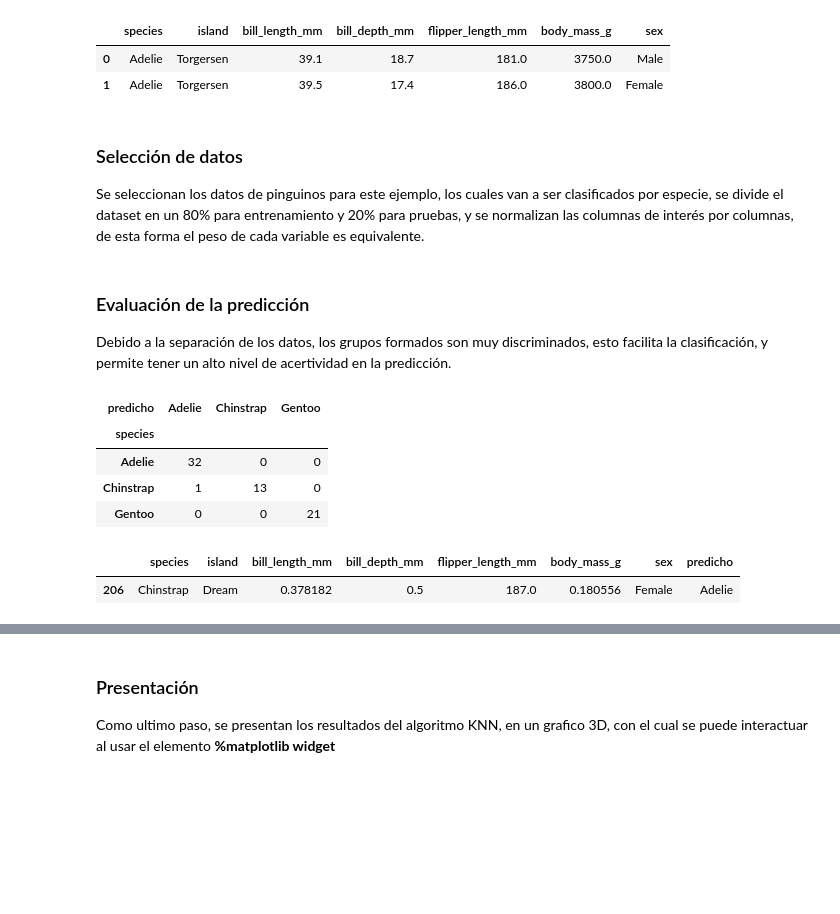
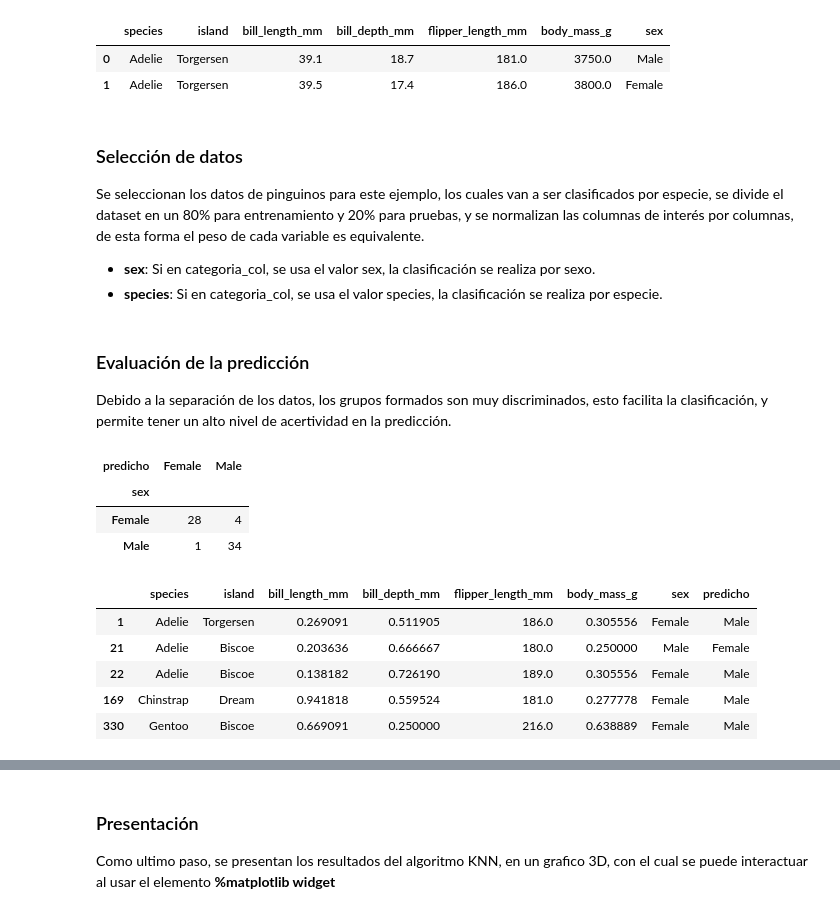
Before and after one commit to JavierTovar19/IA_minibots_T6-machine_learning, a Jupyter notebook: Codigo/P3_KNN.ipynb, the cells around one changed output, grey strips where cells are left out. Cells and saved outputs as stored; diff of their text form; code cells hidden in the pictures; blank space fills up the shorter version.

```diff
--- a/Codigo/P3_KNN.ipynb
+++ b/Codigo/P3_KNN.ipynb
@@ -53,9 +54,11 @@ df.head(2)
 ### Selección de datos
 
 Se seleccionan los datos de pinguinos para este ejemplo, los cuales van a ser clasificados por especie, se divide el dataset en un 80% para entrenamiento y 20% para pruebas, y se normalizan las columnas de interés por columnas, de esta forma el peso de cada variable es equivalente.
+ - **sex**: Si en categoria_col, se usa el valor sex, la clasificación se realiza por sexo.
+ - **species**: Si en categoria_col, se usa el valor species, la clasificación se realiza por especie.
 # %%
-categorias=df['species'].unique()
-categoria_col='species'
+categoria_col='sex'
+categorias=df[categoria_col].unique()
 cols_3d=['bill_length_mm', 'bill_depth_mm', 'body_mass_g']
 
 df=normalizar_cols(df, cols_3d)
@@ -64,27 +67,30 @@ train = df.sample(frac=0.8)
 test = df.drop(train.index)
 
 colores ={}
-colores_name=['red','green','blue']
+colores_name=['green','red','blue']
 for i in categorias:
     colores[i]=colores_name.pop()
 # %% [markdown]
 ### Evaluación de la predicción
 Debido a la separación de los datos, los grupos formados son muy discriminados, esto facilita la clasificación, y permite tener un alto nivel de acertividad en la predicción.
 # %%
-test['predicho']=test[cols_3d].apply(lambda x: knn(train, x, cols_3d, categoria_col, vecinos=7), axis=1)
+test['predicho']=test[cols_3d].apply(lambda x: knn(train, x, cols_3d, categoria_col, vecinos=5), axis=1)
 
 cm = pd.crosstab(test[categoria_col], test['predicho'])
 cm
 # %% [output]
-| predicho | Adelie | Chinstrap | Gentoo |
-| species |  |  |  |
-| Adelie | 32 | 0 | 0 |
-| Chinstrap | 1 | 13 | 0 |
-| Gentoo | 0 | 0 | 21 |
+| predicho | Female | Male |
+| sex |  |  |
+| Female | 28 | 4 |
+| Male | 1 | 34 |
 # %%
-test[test['predicho']!=test['species']]
+test[test['predicho']!=test[categoria_col]]
 # %% [output]
 |  | species | island | bill_length_mm | bill_depth_mm | flipper_length_mm | body_mass_g | sex | predicho |
-| 206 | Chinstrap | Dream | 0.378182 | 0.5 | 187.0 | 0.180556 | Female | Adelie |
+| 1 | Adelie | Torgersen | 0.269091 | 0.511905 | 186.0 | 0.305556 | Female | Male |
+| 21 | Adelie | Biscoe | 0.203636 | 0.666667 | 180.0 | 0.250000 | Male | Female |
+| 22 | Adelie | Biscoe | 0.138182 | 0.726190 | 189.0 | 0.305556 | Female | Male |
+| 169 | Chinstrap | Dream | 0.941818 | 0.559524 | 181.0 | 0.277778 | Female | Male |
+| 330 | Gentoo | Biscoe | 0.669091 | 0.250000 | 216.0 | 0.638889 | Female | Male |
 # %%
 !pip install ipympl
```
Also changed, not shown: parts of 4 cells of this notebook, 12 other files.
